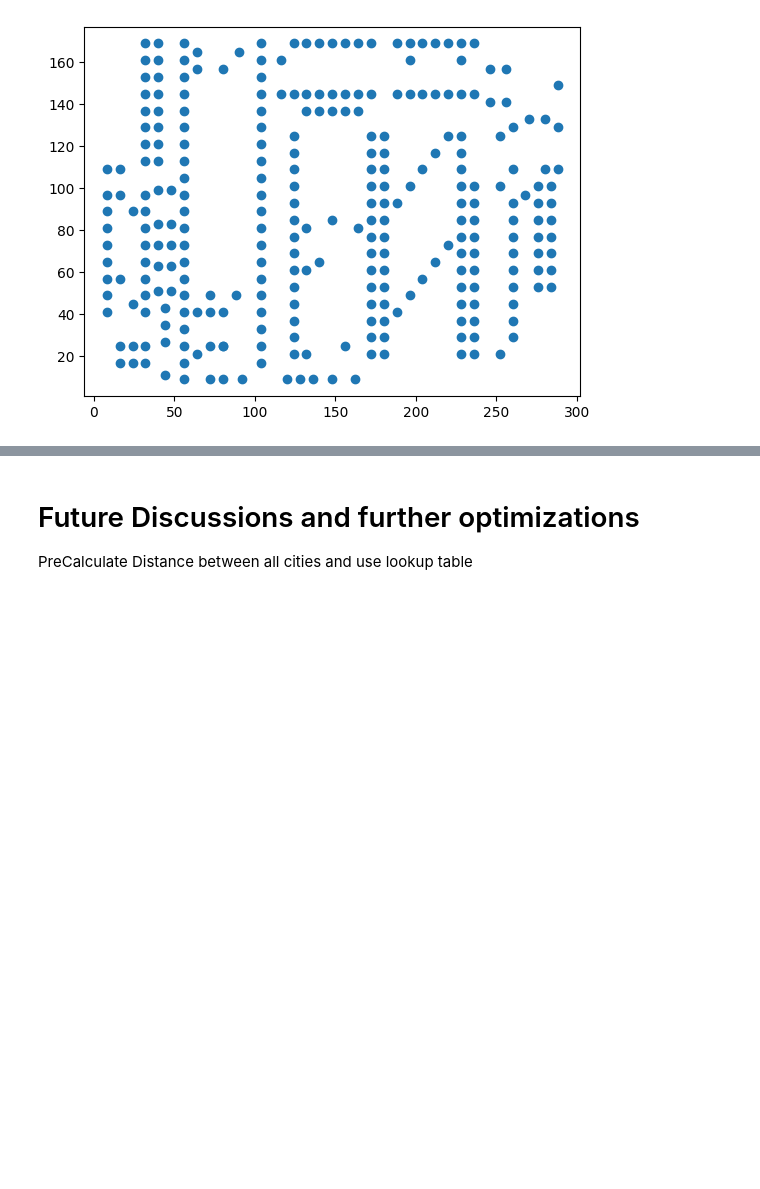
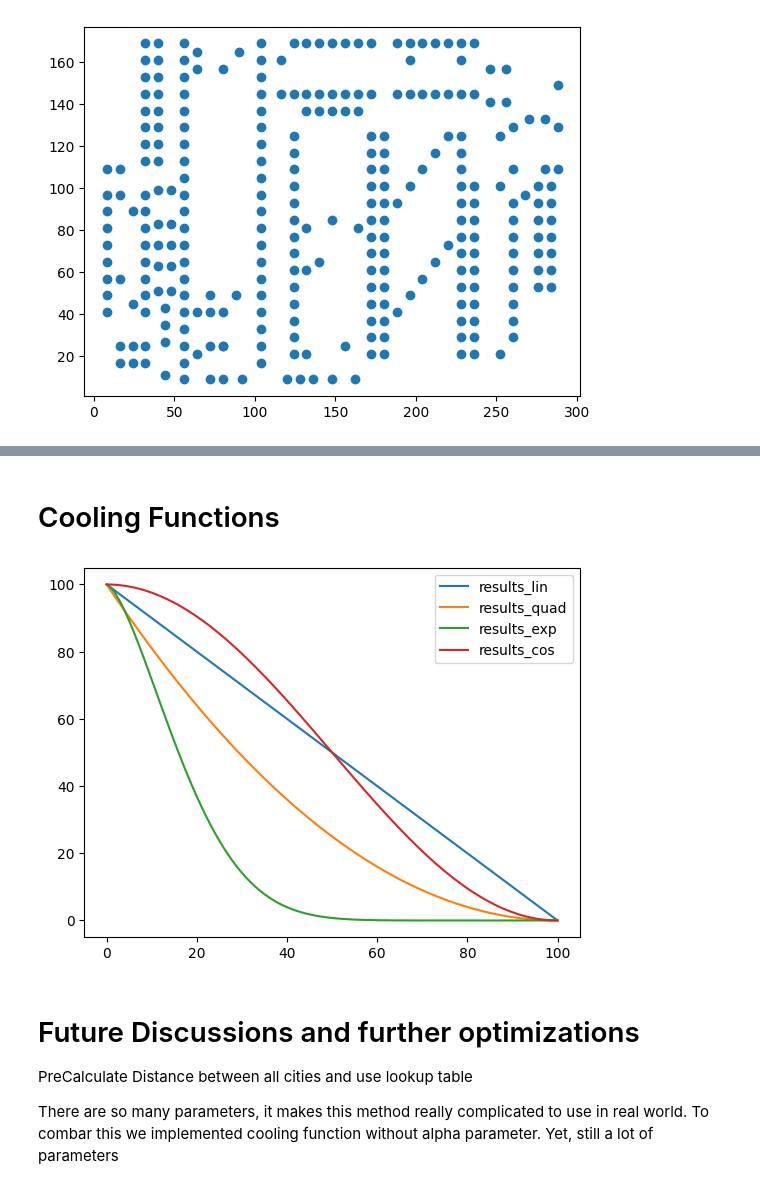
Before and after one commit to pmchrist/Stochastic-Simulation-3, a Jupyter notebook: Code.ipynb, the cells around one changed output, grey strips where cells are left out. Drawn from its saved outputs; the diff is of its cells as text; code cells hidden in the pictures; blank space fills up the shorter version.

```diff
--- a/Code.ipynb
+++ b/Code.ipynb
@@ -229,4 +273,45 @@ Worse Solutions accepted:  25362
+# %% [markdown]
+# Cooling Functions
+# %%
+# no alpha, goes to temp_min gradually
+# http://what-when-how.com/artificial-intelligence/a-comparison-of-cooling-schedules-for-simulated-annealing-artificial-intelligence/
+def cool_lin_a():
+    return temp_min + (temp_max - temp_min) * ((outer_loop - step)/outer_loop)
+def cool_quad_a():
+    return temp_min + (temp_max - temp_min) * ((outer_loop - step)/outer_loop)**2
+def cool_exp_a():
+    return temp_min + (temp_max - temp_min) * ((outer_loop - step)/outer_loop)**np.sqrt(step)
+def cool_cos_a():
+    return temp_min + 0.5*(temp_max - temp_min) * (1 + np.cos(step*np.pi/outer_loop))
+
+temp_min = 0
+temp_max = 100
+temp = temp_max
+outer_loop = 100
+
+results_lin = []
+results_quad = []
+results_exp = []
+results_cos = []
+
+for step in range(outer_loop+1):
+    results_lin.append(cool_lin_a())
+    results_quad.append(cool_quad_a())
+    results_exp.append(cool_exp_a())
+    results_cos.append(cool_cos_a())
+
+
+plt.plot(results_lin, label="results_lin")
+plt.plot(results_quad, label="results_quad")
+plt.plot(results_exp, label="results_exp")
+plt.plot(results_cos, label="results_cos")
+plt.legend()
+plt.show()
+# %% [output]
+[figure, added]
 # %% [markdown]
 # Future Discussions and further optimizations
 
- PreCalculate Distance between all cities and use lookup table
+PreCalculate Distance between all cities and use lookup table
+
+There are so many parameters, it makes this method really complicated to use in real world. To combar this we implemented cooling function without alpha parameter. Yet, still a lot of parameters
```
Also changed, not shown: parts of 2 cells of this notebook, 1 other file.
